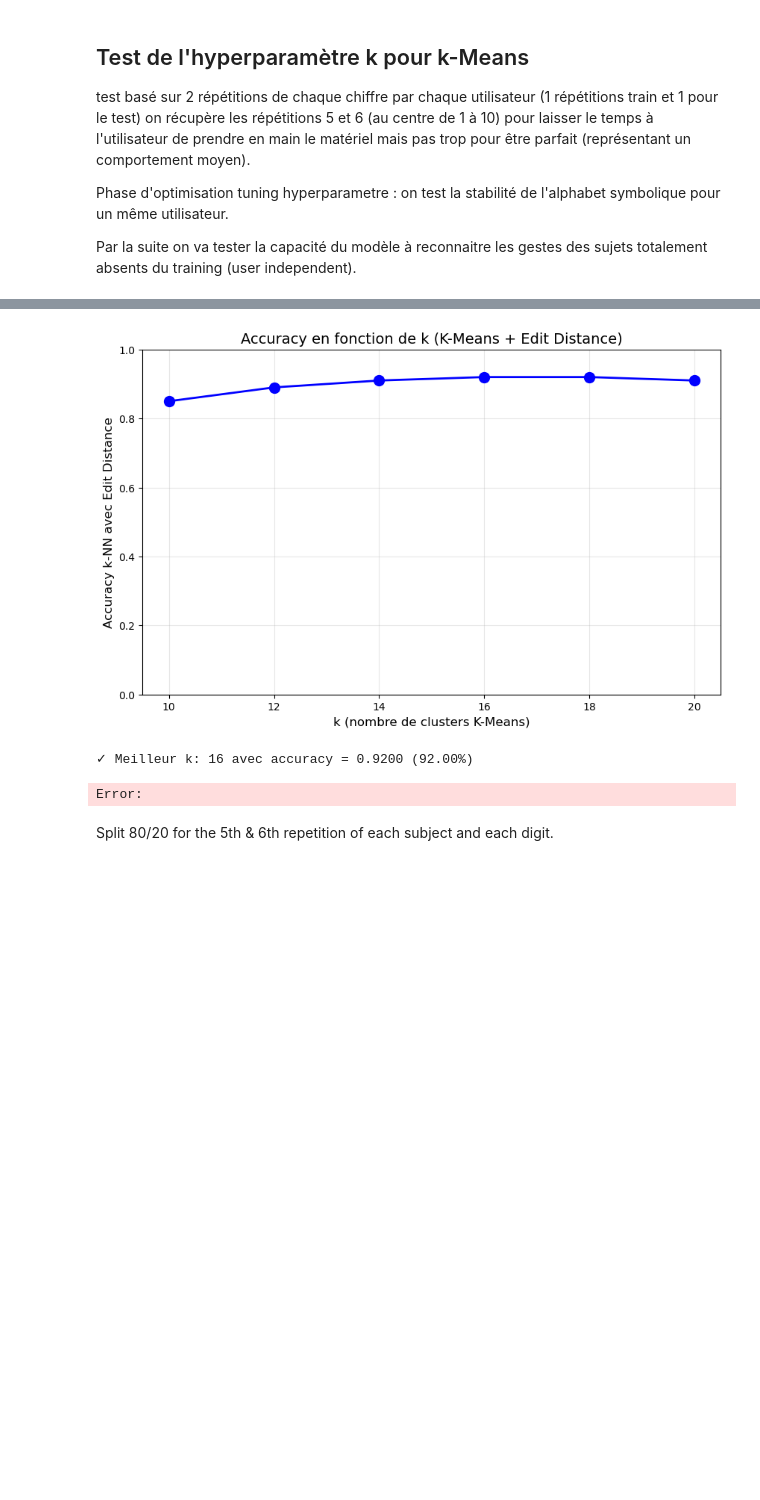
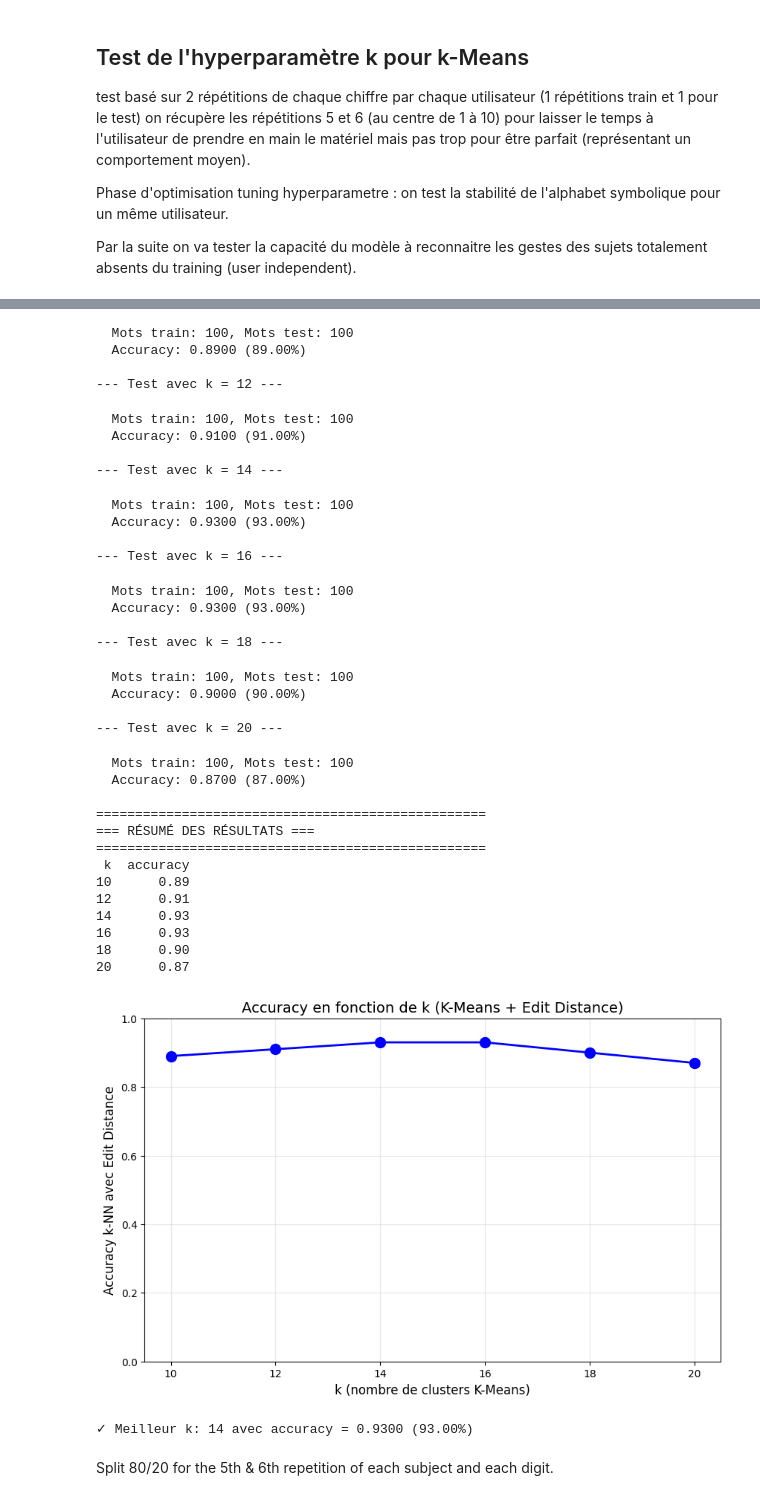
Before and after one commit to nmohymont/Gesture-Recognition-Project, a Jupyter notebook: Jpynb_Gesture_Recognition_project.ipynb, the cells around one changed output, grey strips where cells are left out. Drawn from its saved outputs; the diff is of its cells as text; code cells hidden in the pictures; blank space fills up the shorter version.

Commit message:
Update test knn

```diff
--- a/Jpynb_Gesture_Recognition_project.ipynb
+++ b/Jpynb_Gesture_Recognition_project.ipynb
@@ -436,7 +420,7 @@ Error:
 # %% [markdown]
 ### Application de l'édit distance
 # %%
-def knn(test_gesture, training_gestures, k= 3):
+def knn(test_gesture, training_gestures, k= 5):
     distances = []
 
     for train_gesture in training_gestures:
@@ -477,8 +587,8 @@ Par la suite on va tester la capacité du modèle à reconnaitre les gestes des
 # 1. Créer les dataframes de train et test
 # a faire varier entre df_domain 1, df_domain1_downsampled etc.
 # Train: répétitions 5, Test: répétitions 6
-df_train = df_domain1_downsampled[df_domain1_downsampled['repetition'] == 5].copy()
-df_test = df_domain1_downsampled[df_domain1_downsampled['repetition'] == 6].copy()
+df_train = df_domain1[df_domain1['repetition'] == 5].copy()
+df_test = df_domain1[df_domain1['repetition'] == 6].copy()
 
 print(f"Train set: {df_train.shape}")
 print(f"Test set: {df_test.shape}")
@@ -576,6 +679,38 @@ Valeurs de k à tester: [10, 12, 14, 16, 18, 20]
-[figure, old version]
-✓ Meilleur k: 16 avec accuracy = 0.9200 (92.00%)
+  Mots train: 100, Mots test: 100
+  Accuracy: 0.8900 (89.00%)
+
+--- Test avec k = 12 ---
-Error:
+  Mots train: 100, Mots test: 100
+  Accuracy: 0.9100 (91.00%)
+
+--- Test avec k = 14 ---
+  Mots train: 100, Mots test: 100
+  Accuracy: 0.9300 (93.00%)
+
+--- Test avec k = 16 ---
+  Mots train: 100, Mots test: 100
+  Accuracy: 0.9300 (93.00%)
+
+--- Test avec k = 18 ---
+  Mots train: 100, Mots test: 100
+  Accuracy: 0.9000 (90.00%)
+
+--- Test avec k = 20 ---
+  Mots train: 100, Mots test: 100
+  Accuracy: 0.8700 (87.00%)
+
+==================================================
+=== RÉSUMÉ DES RÉSULTATS ===
+==================================================
+ k  accuracy
+10      0.89
+12      0.91
+14      0.93
+16      0.93
+18      0.90
+20      0.87
+[figure, new version]
+✓ Meilleur k: 14 avec accuracy = 0.9300 (93.00%)
 # %% [markdown]
 Split 80/20 for the 5th & 6th repetition of each subject and each digit.
 # %%
```
Also changed, not shown: parts of 9 cells of this notebook.
